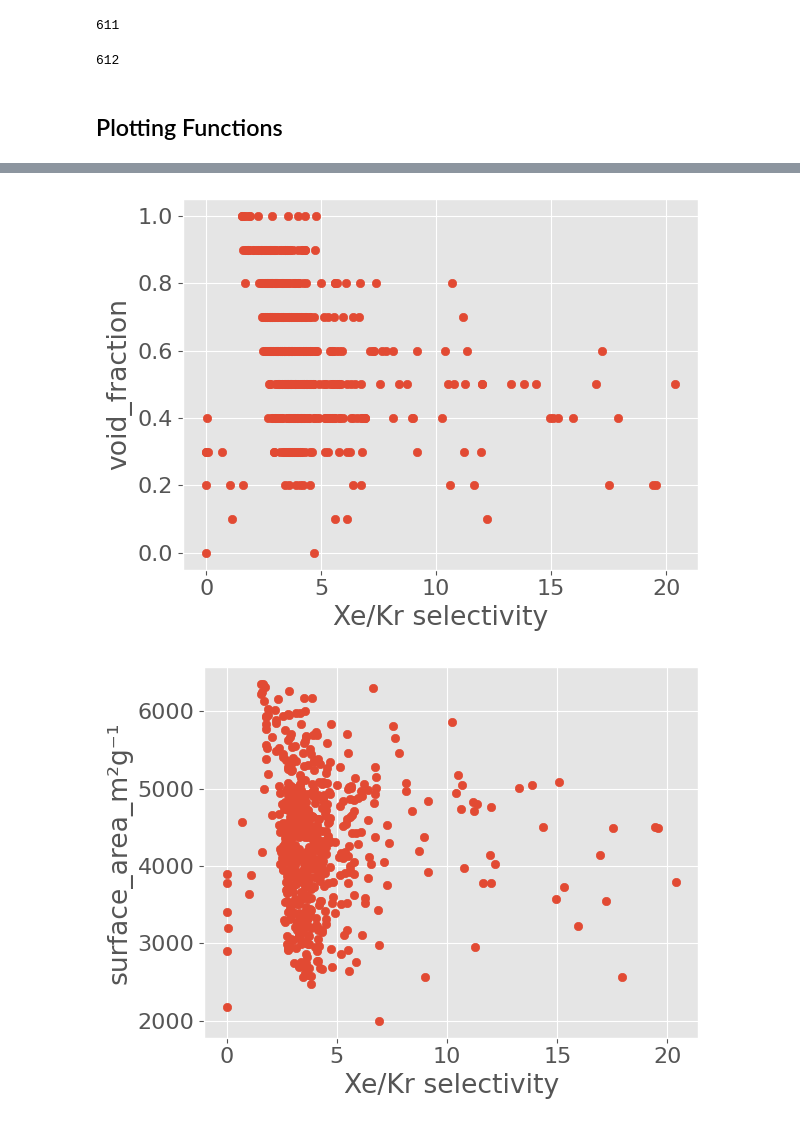
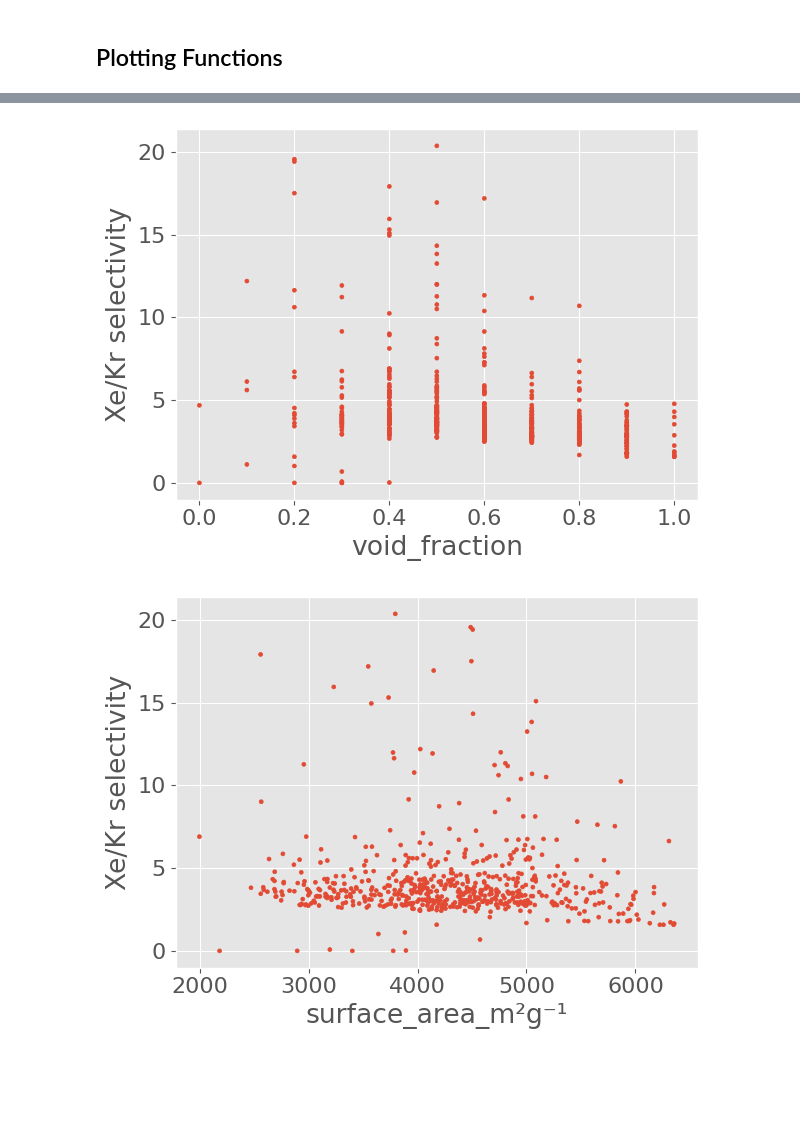
Before and after one commit to SimonEnsemble/multi-fidelity-BO-of-COFs-for-Xe-Kr-seps, a Jupyter notebook: analysis.ipynb, the cells around one changed output, grey strips where cells are left out. Drawn from its saved outputs; the diff is of its cells as text; code cells hidden in the pictures; blank space fills up the shorter version.

Commit message:
working on plotting descriptors for preliminary analysis

```diff
--- a/analysis.ipynb
+++ b/analysis.ipynb
@@ -118,10 +137,2 @@ henry_df[1:5, :]
-# %%
-length(henry_df[:, "crystal_name"])
-# %% [output]
-611
-# %%
-length(descriptors[:, "crystal_name"])
-# %% [output]
-612
 # %% [markdown]
 ## Plotting Functions
@@ -128,16 +146,17 @@ length(descriptors[:, "crystal_name"])
 # %%
+mksz = [8 for i in 1:length(henry_df[:, "selectivity"])]
+
 for name in names(descriptors)
     if name == "crystal_name"
         continue
     end
 
     figure()
-    x =
-    y = descriptors[:, name]
-    scatter(henry_df[:, "selectivity"], descriptors[:, name])
+    scatter(descriptors[:, name], henry_df[:, "selectivity"];
+            s=mksz)
 
-    xlabel("Xe/Kr selectivity")
-    ylabel(name)
+    xlabel(name)
+    ylabel("Xe/Kr selectivity")
     tight_layout()
 end
 # %% [output]
@@ -145,2 +164,2 @@ end
-[figure, old version]
+[figure, new version]
-[figure, old version]
+[figure, new version]
```
Also changed, not shown: parts of 11 cells of this notebook, 1 other file.
